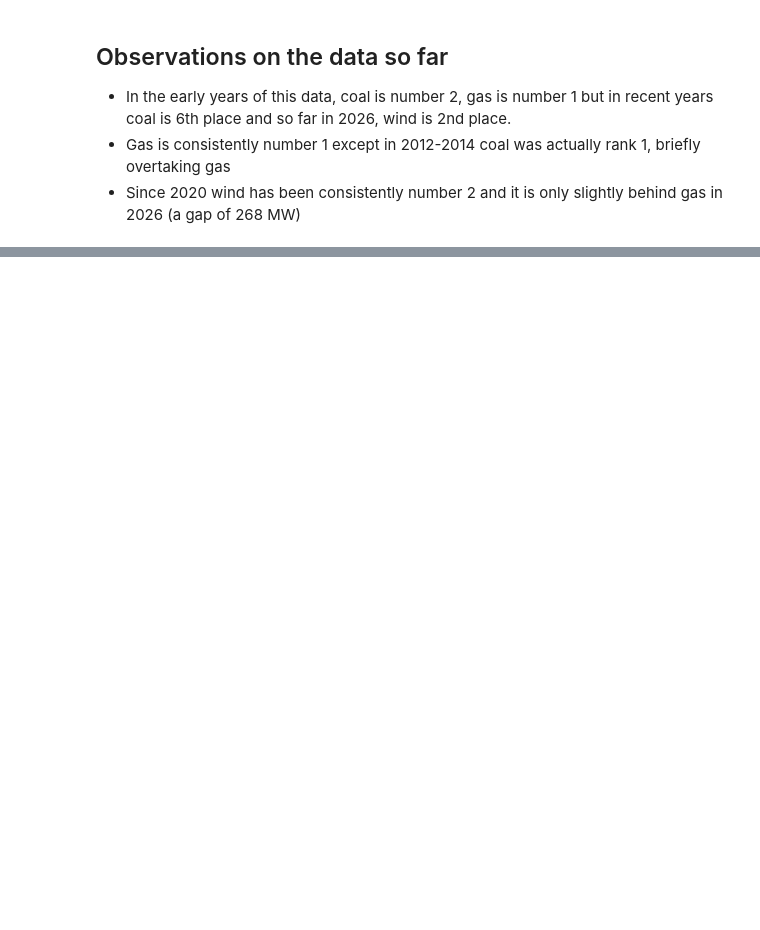
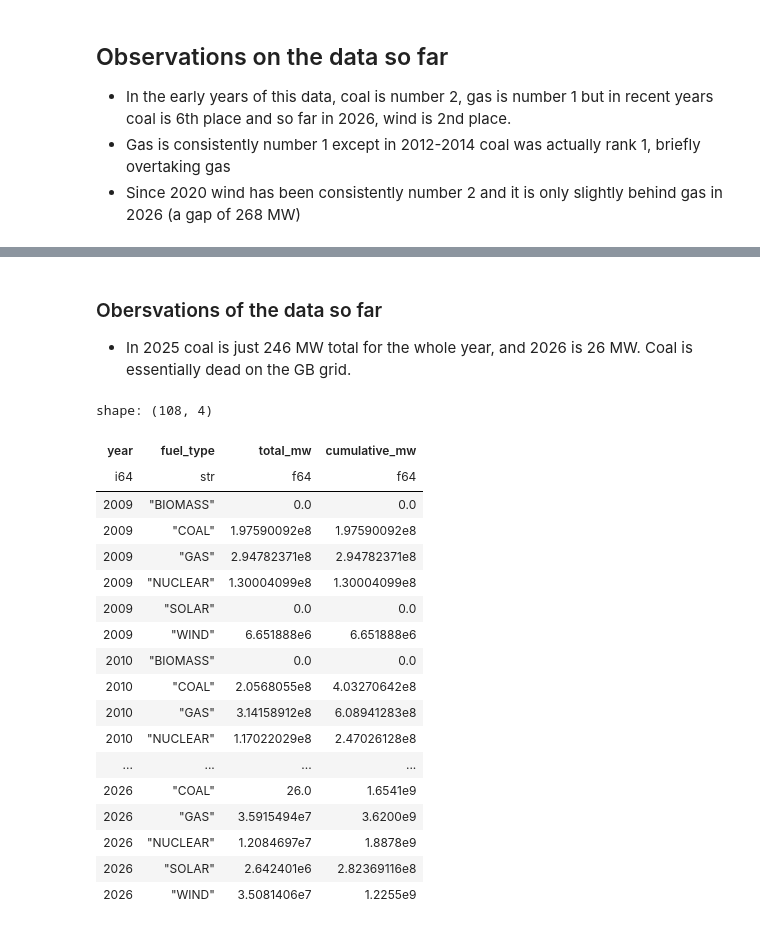
Before and after one commit to james-westwood/energy_data_windowing, a Jupyter notebook: analysis.ipynb, the cells around one changed output, grey strips where cells are left out. Saved outputs shown, nothing was run; the diff lists cells and outputs as text; code cells hidden in the pictures; blank space fills up the shorter version.

```diff
--- a/analysis.ipynb
+++ b/analysis.ipynb
@@ -214,0 +255,49 @@ con.sql("""SELECT DATETIME,
+# %% [markdown]
+### Obersvations of the data so far
+
+- In 2025 coal is just 246 MW total for the whole year, and 2026 is 26 MW. Coal is essentially dead on the GB grid.
+# %%
+# Cumulative sum of the generation data year by year
+
+con.sql(
+    """
+WITH unpivoted AS (
+    SELECT DATETIME, fuel_type, mw
+    FROM (
+        UNPIVOT generation
+        ON GAS, WIND, SOLAR, COAL, NUCLEAR, BIOMASS
+        INTO NAME fuel_type VALUE mw
+    )
+),
+yearly AS (
+    SELECT YEAR(DATETIME) as year, fuel_type, SUM(mw) as total_mw
+    FROM unpivoted
+    GROUP BY year, fuel_type
+    ),
+    cumulative AS (
+        SELECT year, fuel_type, total_mw,
+            SUM(total_mw) OVER(PARTITION BY fuel_type ORDER BY year) AS cumulative_mw
+        FROM yearly
+    )
+    SELECT * FROM cumulative ORDER BY year, fuel_type
+    """).pl()
+# %% [output]
+shape: (108, 4)
+| year | fuel_type | total_mw | cumulative_mw |
+| i64 | str | f64 | f64 |
+| 2009 | "BIOMASS" | 0.0 | 0.0 |
+| 2009 | "COAL" | 1.97590092e8 | 1.97590092e8 |
+| 2009 | "GAS" | 2.94782371e8 | 2.94782371e8 |
+| 2009 | "NUCLEAR" | 1.30004099e8 | 1.30004099e8 |
+| 2009 | "SOLAR" | 0.0 | 0.0 |
+| 2009 | "WIND" | 6.651888e6 | 6.651888e6 |
+| 2010 | "BIOMASS" | 0.0 | 0.0 |
+| 2010 | "COAL" | 2.0568055e8 | 4.03270642e8 |
+| 2010 | "GAS" | 3.14158912e8 | 6.08941283e8 |
+| 2010 | "NUCLEAR" | 1.17022029e8 | 2.47026128e8 |
+| ... | ... | ... | ... |
+| 2026 | "COAL" | 26.0 | 1.6541e9 |
+| 2026 | "GAS" | 3.5915494e7 | 3.6200e9 |
+| 2026 | "NUCLEAR" | 1.2084697e7 | 1.8878e9 |
+| 2026 | "SOLAR" | 2.642401e6 | 2.82369116e8 |
+| 2026 | "WIND" | 3.5081406e7 | 1.2255e9 |
```
Also changed, not shown: parts of 7 cells of this notebook, 1 other file.
